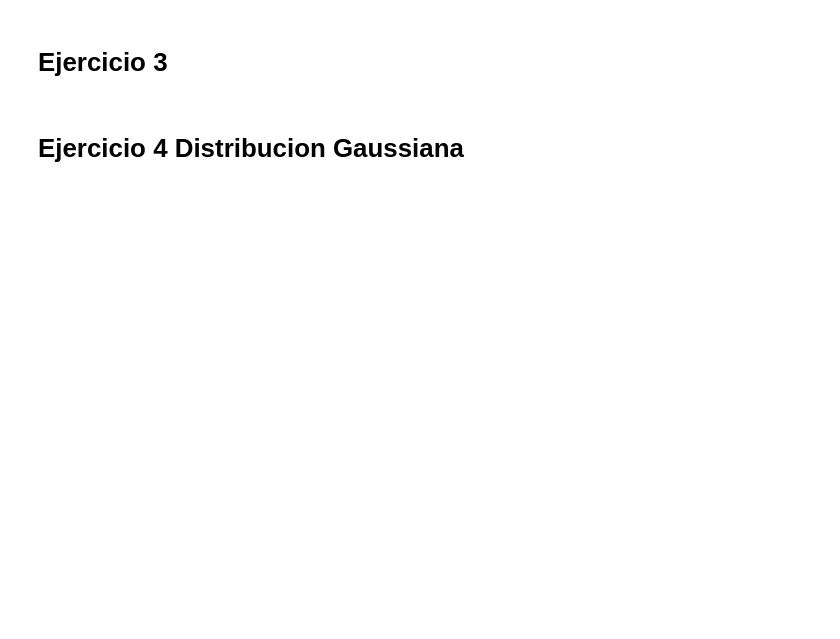
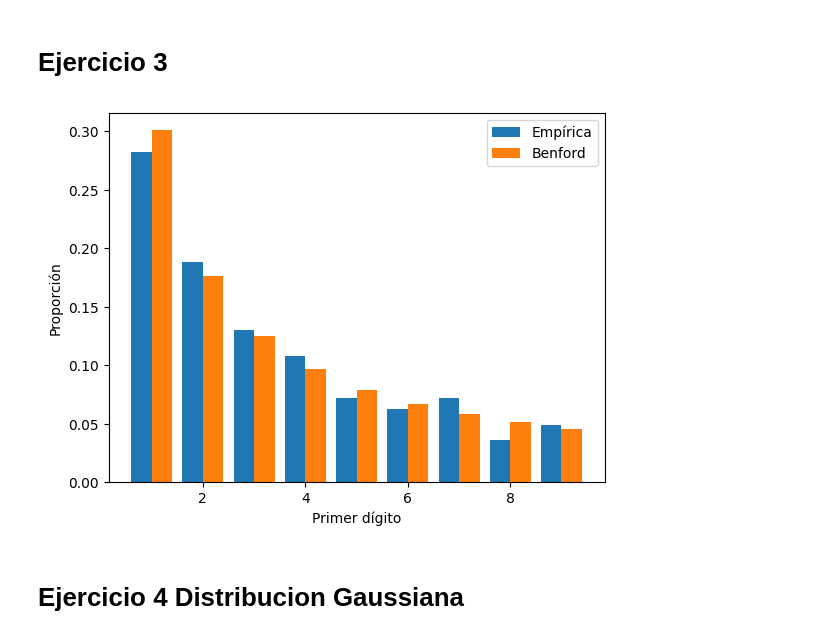
Before and after one commit to wwIrvingww/Lab-2-AI, a Jupyter notebook: Lab2.ipynb, the cells around one changed output. Drawn from its saved outputs; the diff is of its cells as text; code cells hidden in the pictures; blank space fills up the shorter version.

Commit message:
feat!: ej Benford x ks

```diff
--- a/Lab2.ipynb
+++ b/Lab2.ipynb
@@ -167,6 +168,42 @@ Estadístico de la prueba KS: 0.2430
 P-valor de la prueba KS: 0.0000
 # %% [markdown]
 # Ejercicio 3
+# %%
+df = pd.read_csv('CSV/areas.csv', sep=';')
+
+areas = df["Area in square kilometres"].dropna().astype(str)
+
+# 2. Extraer el primer dígito no nulo
+def extraer_primer_digito(valor):
+    for char in valor:
+        if char.isdigit() and char != '0':
+            return int(char)
+    return None
+
+
+primeros_digitos = areas.apply(extraer_primer_digito)
+primeros_digitos = primeros_digitos.dropna()
+
+conteo = primeros_digitos.value_counts().sort_index()
+frecuencia_empirica = conteo / conteo.sum()
+
+digitos = np.arange(1,10)
+benford = np.log10(1 + 1/digitos)
+
+plt.bar(digitos - 0.2, frecuencia_empirica.values, width=0.4, label='Empírica')
+plt.bar(digitos + 0.2, benford, width=0.4, label='Benford')
+plt.xlabel('Primer dígito')
+plt.ylabel('Proporción')
+plt.legend()
+plt.show()
+
+ecdf = np.cumsum([frecuencia_empirica.get(d, 0) for d in digitos])
+cdf_benford = np.cumsum(benford)
+
+D = np.max(np.abs(ecdf - cdf_benford))
+print("Estadística K–S D =", D)
+# %% [output]
+[figure, added]
 # %% [markdown]
 # Ejercicio 4 Distribucion Gaussiana
 # %%
```
Also changed, not shown: parts of 5 cells of this notebook.
